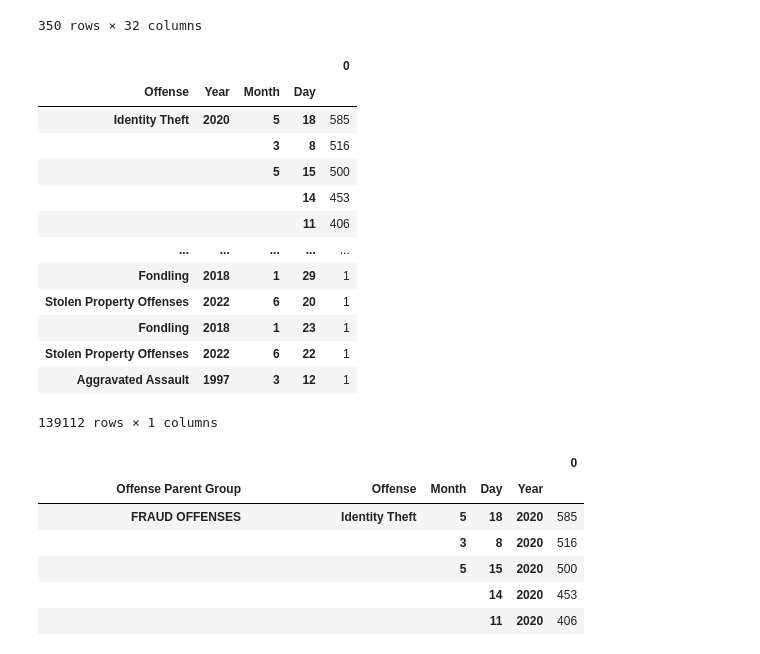
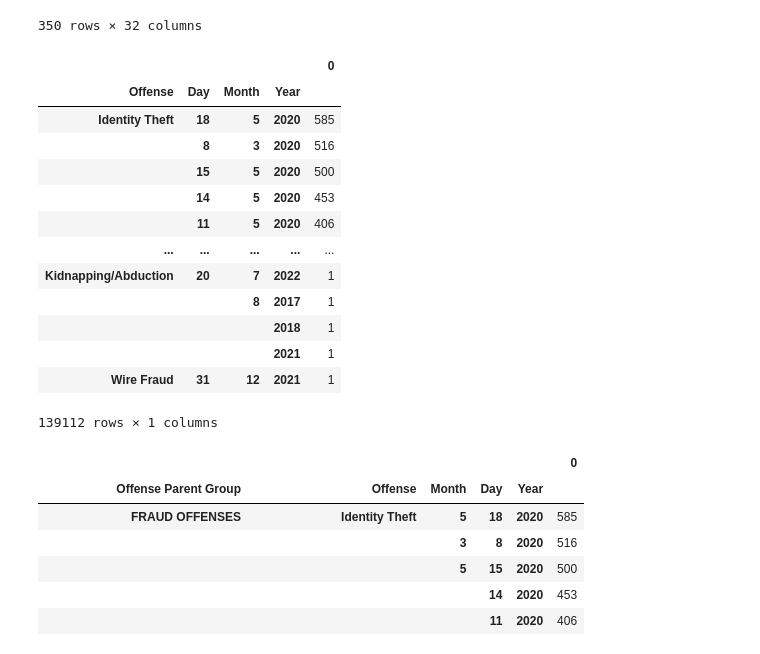
Before and after one commit to Aleph-Null-123/2023-Datathon-Project, a Jupyter notebook: notebooks/linearregression.ipynb, the cells around one changed output. Cells and saved outputs as stored; diff of their text form; code cells hidden in the pictures.

```diff
--- a/notebooks/linearregression.ipynb
+++ b/notebooks/linearregression.ipynb
@@ -197,21 +220,21 @@ two_param("Offense Parent Group")
 |  | 2022 | 0.0 | 0.0 | 0.0 | 0.0 | ... |
 350 rows × 32 columns
 # %%
-compress(df, ["Year", "Month", "Day"], "Offense")
+compress(df, ["Day", "Month", "Year"], "Offense").
 # %% [output]
 |  |  |  |  | 0 |
-| Offense | Year | Month | Day |  |
-| Identity Theft | 2020 | 5 | 18 | 585 |
-|  |  | 3 | 8 | 516 |
-|  |  | 5 | 15 | 500 |
-|  |  |  | 14 | 453 |
-|  |  |  | 11 | 406 |
+| Offense | Day | Month | Year |  |
+| Identity Theft | 18 | 5 | 2020 | 585 |
+|  | 8 | 3 | 2020 | 516 |
+|  | 15 | 5 | 2020 | 500 |
+|  | 14 | 5 | 2020 | 453 |
+|  | 11 | 5 | 2020 | 406 |
 | ... | ... | ... | ... | ... |
-| Fondling | 2018 | 1 | 29 | 1 |
-| Stolen Property Offenses | 2022 | 6 | 20 | 1 |
-| Fondling | 2018 | 1 | 23 | 1 |
-| Stolen Property Offenses | 2022 | 6 | 22 | 1 |
-| Aggravated Assault | 1997 | 3 | 12 | 1 |
+| Kidnapping/Abduction | 20 | 7 | 2022 | 1 |
+|  |  | 8 | 2017 | 1 |
+|  |  |  | 2018 | 1 |
+|  |  |  | 2021 | 1 |
+| Wire Fraud | 31 | 12 | 2021 | 1 |
 139112 rows × 1 columns
 # %%
 df.value_counts().to_frame()
```
Also changed, not shown: parts of 2 cells of this notebook.
